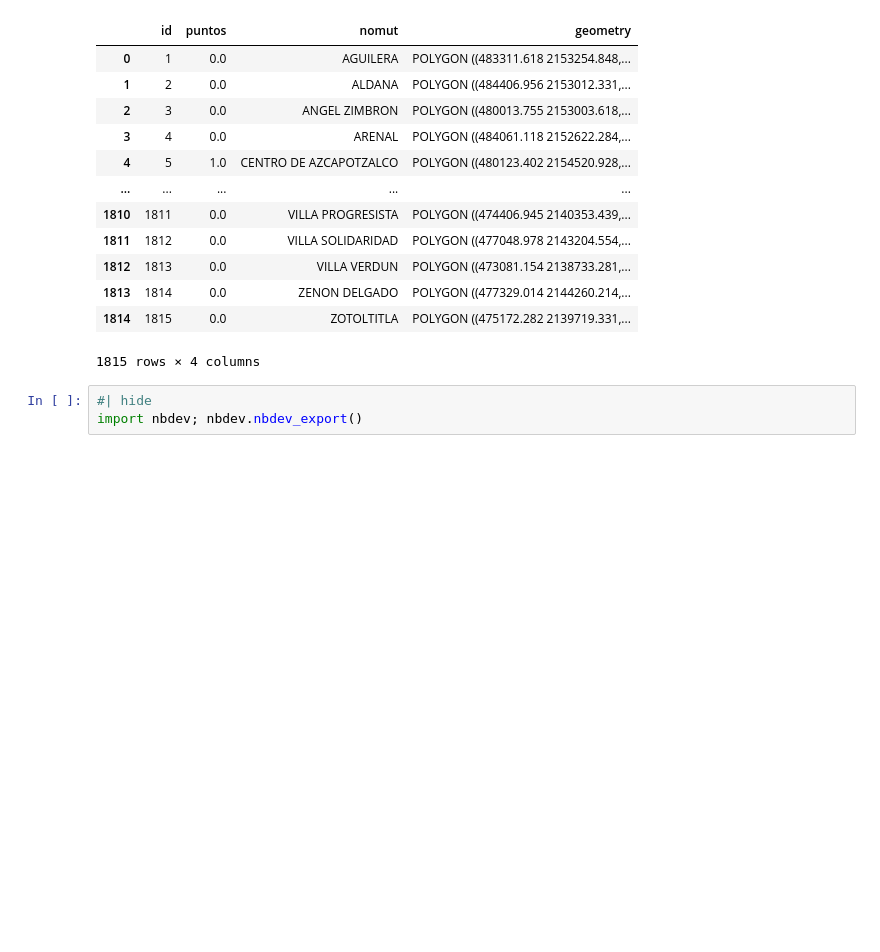
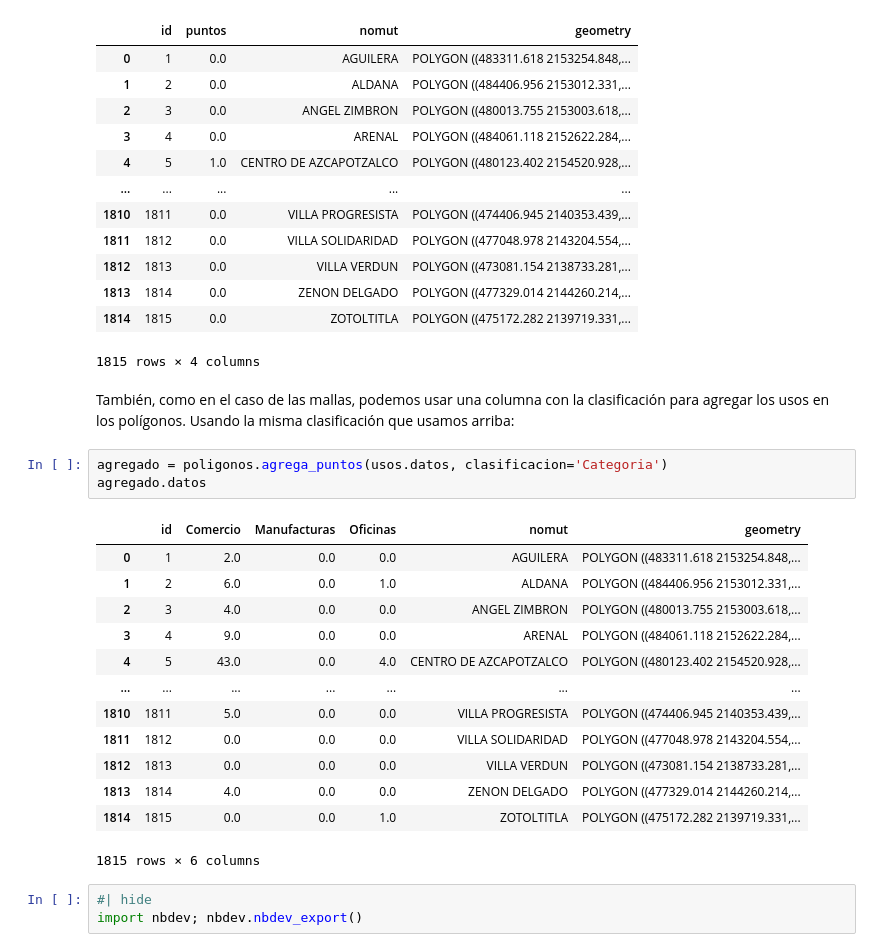
Before and after one commit to CentroGeo/pyLandUseMX, a Jupyter notebook: nbs/api/01_coberturas.ipynb, the cells around one changed output. Drawn from its saved outputs; the diff is of its cells as text; blank space fills up the shorter version.

```diff
--- a/nbs/api/01_coberturas.ipynb
+++ b/nbs/api/01_coberturas.ipynb
@@ -506,6 +502,25 @@ agregado.datos
 | 1813 | 1814 | 0.0 | ZENON DELGADO | POLYGON ((477329.014 2144260.214,... |
 | 1814 | 1815 | 0.0 | ZOTOLTITLA | POLYGON ((475172.282 2139719.331,... |
 1815 rows × 4 columns
+# %% [markdown]
+También, como en el caso de las mallas, podemos usar una columna con la clasificación para agregar los usos en los polígonos. Usando la misma clasificación que usamos arriba:
+# %%
+agregado = poligonos.agrega_puntos(usos.datos, clasificacion='Categoria')
+agregado.datos
+# %% [output]
+|  | id | Comercio | Manufacturas | Oficinas | nomut | geometry |
+| 0 | 1 | 2.0 | 0.0 | 0.0 | AGUILERA | POLYGON ((483311.618 2153254.848,... |
+| 1 | 2 | 6.0 | 0.0 | 1.0 | ALDANA | POLYGON ((484406.956 2153012.331,... |
+| 2 | 3 | 4.0 | 0.0 | 0.0 | ANGEL ZIMBRON | POLYGON ((480013.755 2153003.618,... |
+| 3 | 4 | 9.0 | 0.0 | 0.0 | ARENAL | POLYGON ((484061.118 2152622.284,... |
+| 4 | 5 | 43.0 | 0.0 | 4.0 | CENTRO DE AZCAPOTZALCO | POLYGON ((480123.402 2154520.928,... |
+| ... | ... | ... | ... | ... | ... | ... |
+| 1810 | 1811 | 5.0 | 0.0 | 0.0 | VILLA PROGRESISTA | POLYGON ((474406.945 2140353.439,... |
+| 1811 | 1812 | 0.0 | 0.0 | 0.0 | VILLA SOLIDARIDAD | POLYGON ((477048.978 2143204.554,... |
+| 1812 | 1813 | 0.0 | 0.0 | 0.0 | VILLA VERDUN | POLYGON ((473081.154 2138733.281,... |
+| 1813 | 1814 | 4.0 | 0.0 | 0.0 | ZENON DELGADO | POLYGON ((477329.014 2144260.214,... |
+| 1814 | 1815 | 0.0 | 0.0 | 1.0 | ZOTOLTITLA | POLYGON ((475172.282 2139719.331,... |
+1815 rows × 6 columns
 # %%
 #| hide
 import nbdev; nbdev.nbdev_export()
```
Also changed, not shown: parts of 7 cells of this notebook, 2 other files.
